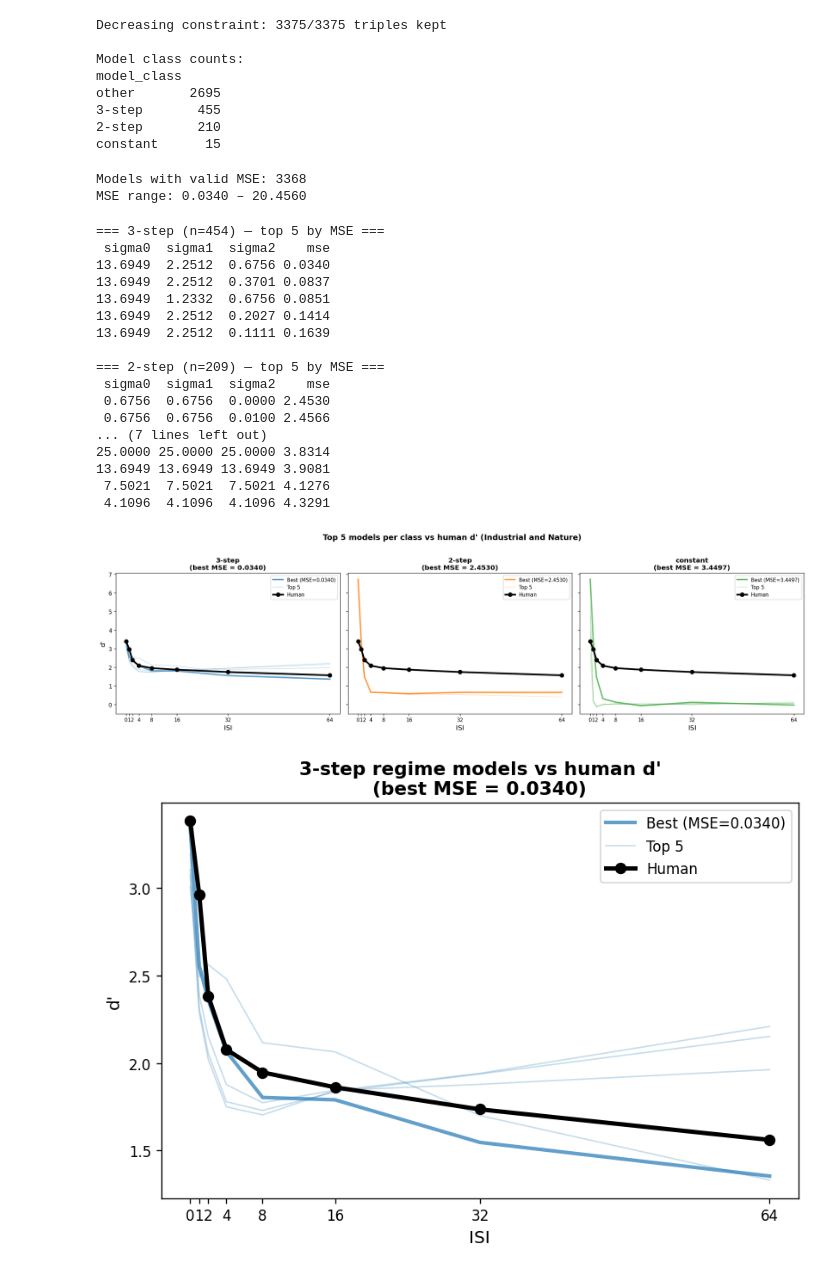
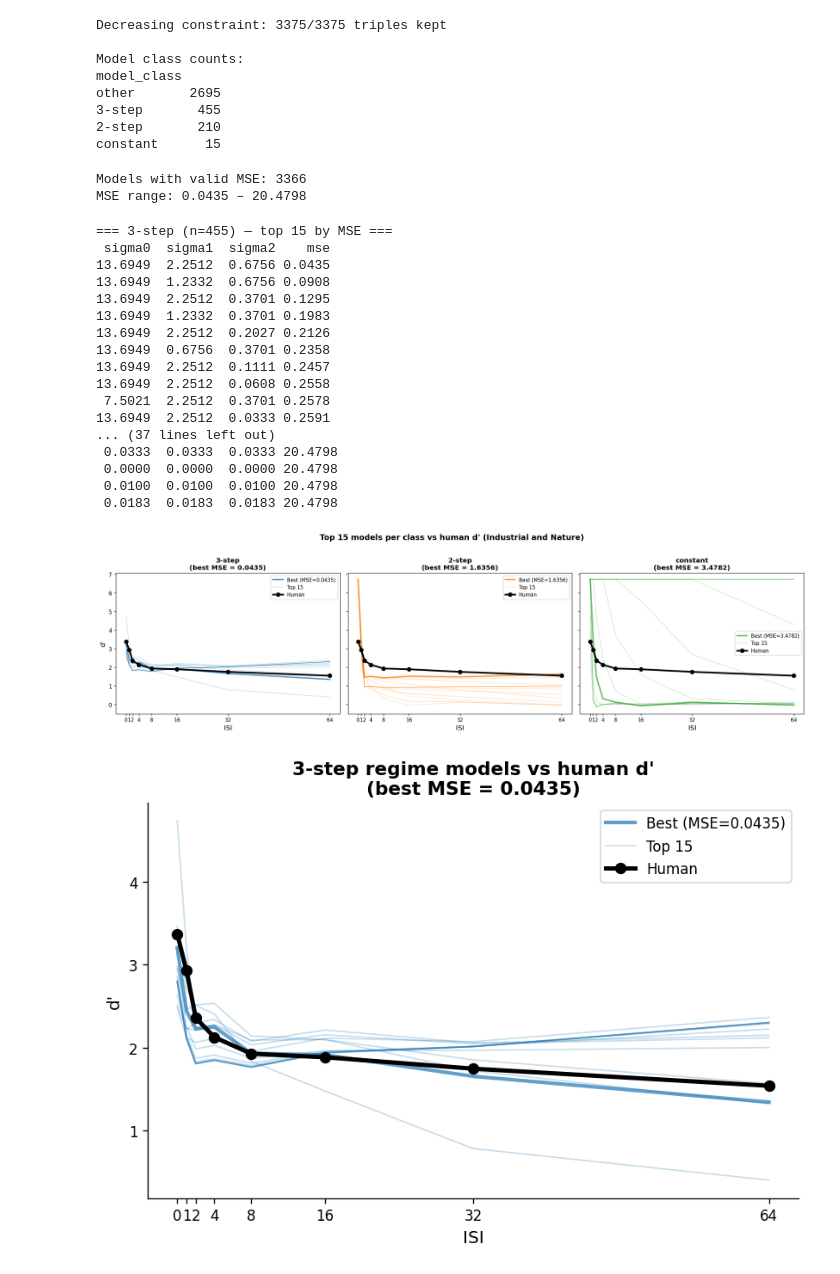
Before and after one commit to bjmedina/memory, a Jupyter notebook: notebooks/2026-03-22_3step-grid-search-model-comparison.ipynb, the cells around one changed output. Saved outputs shown, nothing was run; the diff lists cells and outputs as text; code cells hidden in the pictures.

Commit message:
updated 3step and prior guided drift code

```diff
--- a/notebooks/2026-03-22_3step-grid-search-model-comparison.ipynb
+++ b/notebooks/2026-03-22_3step-grid-search-model-comparison.ipynb
@@ -19,7 +19,7 @@ matplotlib.rcParams['figure.dpi'] = 120
 
 # ── Results directory ──
 RESULTS_DIR = (
-    '/orcd/data/jhm/001/om2/bjmedina/auditory-memory/memory/reports/figures/3step_grid_search_metric-cosine_t5_nmc1_task0'
+    '/orcd/data/jhm/001/om2/bjmedina/auditory-memory/memory/reports/figures/3step_grid_search_metric-cosine_t4_nmc1_task0'
 )
 
 #/orcd/data/jhm/001/om2/bjmedina/auditory-memory/memory/reports/figures/3step_grid_search_metric-cosine_t5_nmc1_task0/
@@ -146,11 +146,11 @@ df_filt = df_filt.dropna(subset=['mse'])
 print(f'Models with valid MSE: {len(df_filt)}')
 print(f'MSE range: {df_filt["mse"].min():.4f} – {df_filt["mse"].max():.4f}')
 # %% [output]
-Models with valid MSE: 3368
-MSE range: 0.0340 – 20.4560
+Models with valid MSE: 3366
+MSE range: 0.0435 – 20.4798
 # %%
 # ── Best models per class ──
-N_BEST = 5
+N_BEST = 15
 CLASS_ORDER = ['3-step', '2-step', 'constant']
 
 best_per_class = {}
@@ -164,23 +164,23 @@ for cls in CLASS_ORDER:
     display_cols = ['sigma0', 'sigma1', 'sigma2', 'mse']
     print(sub[display_cols].to_string(index=False, float_format='{:.4f}'.format))
 # %% [output]
-=== 3-step (n=454) — top 5 by MSE ===
+=== 3-step (n=455) — top 15 by MSE ===
  sigma0  sigma1  sigma2    mse
-13.6949  2.2512  0.6756 0.0340
-13.6949  2.2512  0.3701 0.0837
-13.6949  1.2332  0.6756 0.0851
-13.6949  2.2512  0.2027 0.1414
-13.6949  2.2512  0.1111 0.1639
-
-=== 2-step (n=209) — top 5 by MSE ===
- sigma0  sigma1  sigma2    mse
- 0.6756  0.6756  0.0000 2.4530
- 0.6756  0.6756  0.0100 2.4566
-... (7 lines left out)
-25.0000 25.0000 25.0000 3.8314
-13.6949 13.6949 13.6949 3.9081
- 7.5021  7.5021  7.5021 4.1276
- 4.1096  4.1096  4.1096 4.3291
+13.6949  2.2512  0.6756 0.0435
+13.6949  1.2332  0.6756 0.0908
+13.6949  2.2512  0.3701 0.1295
+13.6949  1.2332  0.3701 0.1983
+13.6949  2.2512  0.2027 0.2126
+13.6949  0.6756  0.3701 0.2358
+13.6949  2.2512  0.1111 0.2457
+13.6949  2.2512  0.0608 0.2558
+ 7.5021  2.2512  0.3701 0.2578
+13.6949  2.2512  0.0333 0.2591
+... (37 lines left out)
+ 0.0333  0.0333  0.0333 20.4798
+ 0.0000  0.0000  0.0000 20.4798
+ 0.0100  0.0100  0.0100 20.4798
+ 0.0183  0.0183  0.0183 20.4798
 # %%
 # ── Plot: best models per class vs human curve ──
 CLASS_COLORS = {'3-step': 'tab:blue', '2-step': 'tab:orange', 'constant': 'tab:green'}
@@ -218,39 +218,43 @@ fig.suptitle(f"Top {N_BEST} models per class vs human d' ({hr_task_name})",
 fig.tight_layout()
 plt.show()
 # %% [output]
-[figure, old version]
+[figure, new version]
 # %%
 # ── Plot: 3-step regime models vs human curve ──
 
 fig, ax = plt.subplots(figsize=(7, 5))
 # Use ISI values themselves for x-coordinates for correct spacing
 x = np.array(grid_isis)
 cls = '3-step'
 sub = best_per_class[cls]
 color = CLASS_COLORS[cls]
 
 # Plot each model curve
 for i, (_, row) in enumerate(sub.iterrows()):
     model_curve = row[dp_cols].values.astype(float)
     alpha = 0.7 if i == 0 else 0.25
     lw = 2.5 if i == 0 else 1.0
     label = f'Best (MSE={row["mse"]:.4f})' if i == 0 else (f'Top {N_BEST}' if i == 1 else None)
     ax.plot(x, model_curve, '-', color=color, alpha=alpha, linewidth=lw, label=label)
 
 # Human curve
 ax.plot(x, human_dp, 'o-k', linewidth=3, markersize=7, label='Human', zorder=10)
 
 ax.set_xticks(x)
 ax.set_xticklabels(grid_isis, fontsize=10)
 ax.set_xlabel('ISI', fontsize=12)
 ax.set_ylabel("d'", fontsize=12)
 ax.set_title(f"3-step regime models vs human d'\n(best MSE = {sub['mse'].min():.4f})", fontsize=13, fontweight='bold')
 ax.legend(fontsize=10)
 
+# Remove top and right spines
+ax.spines['top'].set_visible(False)
+ax.spines['right'].set_visible(False)
+
 fig.tight_layout()
 plt.show()
 # %% [output]
-[figure, old version]
+[figure, new version]
 # %%
 # ── Summary: MSE comparison across classes ──
 summary_rows = []
```
Also changed, not shown: parts of 17 cells of this notebook, 12 other files.
